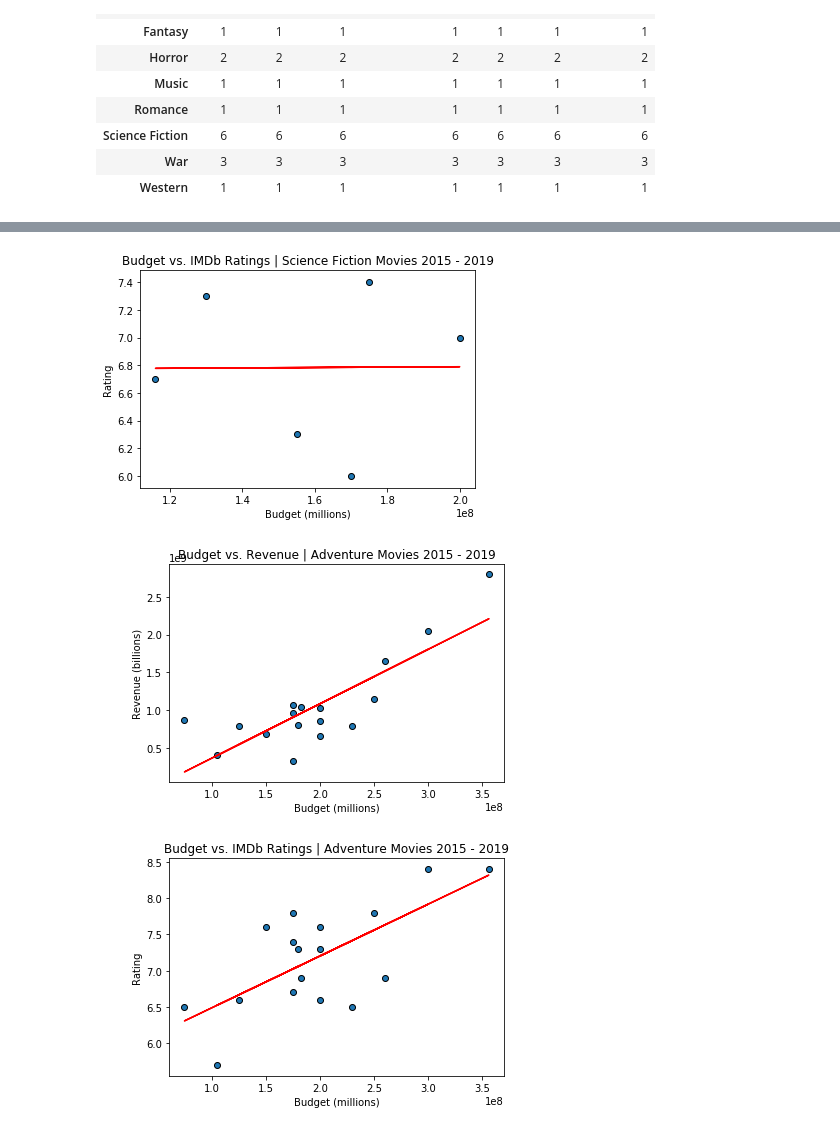
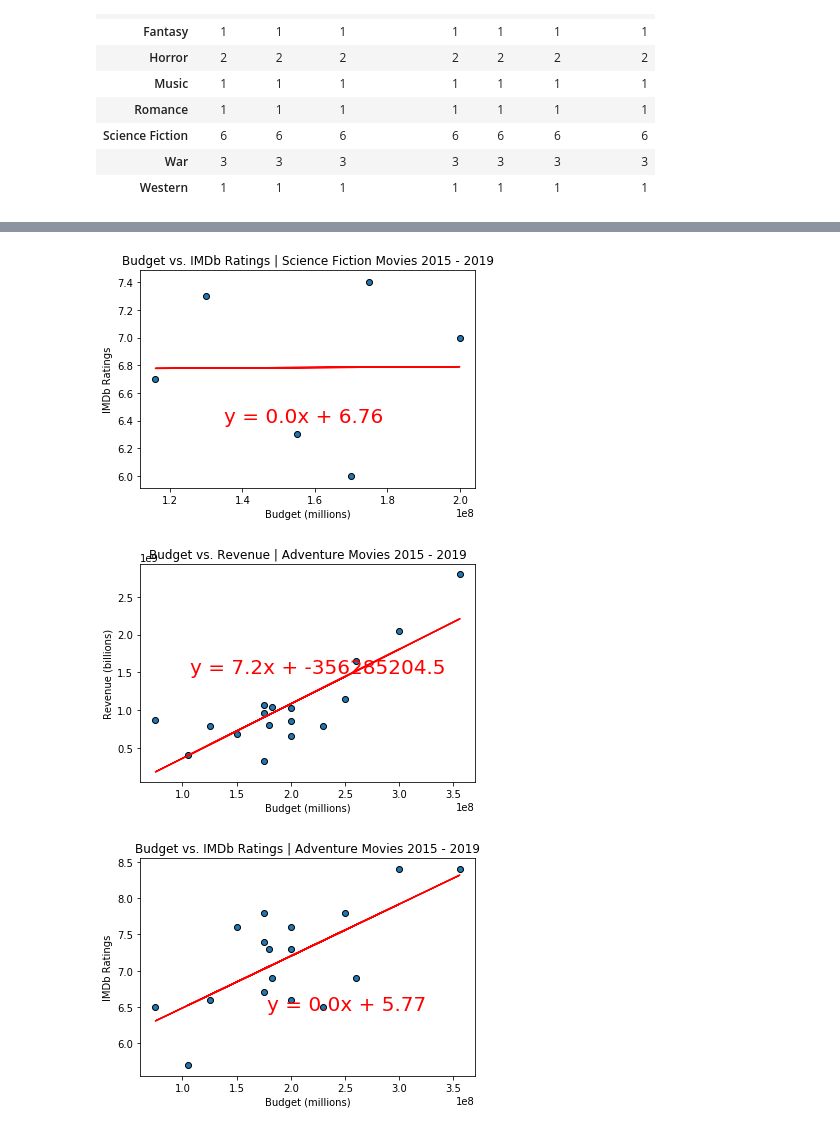
Before and after one commit to juliabrunett/project1, a Jupyter notebook: RevenueRatings_vs_Genre.ipynb, the cells around one changed output, grey strips where cells are left out. Cells and saved outputs as stored; diff of their text form; code cells hidden in the pictures.

```diff
--- a/RevenueRatings_vs_Genre.ipynb
+++ b/RevenueRatings_vs_Genre.ipynb
@@ -256,7 +262,7 @@ plt.scatter(x, y, edgecolors = 'black', linewidths=1, marker="o")
 
 plt.title("Budget vs. IMDb Ratings | Science Fiction Movies 2015 - 2019")
 plt.xlabel("Budget (millions)")
-plt.ylabel("Rating")
+plt.ylabel("IMDb Ratings")
 
 (slope, intercept, rvalue, pvalue, stderr) = linregress(x, y)
 
@@ -266,34 +272,38 @@ analysis = (f"y = {str(round(slope, 2))}x + {str(round(intercept, 2))}")
 
 plt.plot(x, regress_value, "r-")
 
-#plt.annotate(analysis,(1.2, 1.50), color = "red", fontsize = 20)
+plt.annotate(analysis, xy=(.25, .3), xycoords="axes fraction", color = "red", fontsize = 20)
+
+plt.savefig("Images/Budget_Ratings_ScienceFictionMovies.png")
 
 plt.show()
 # %% [output]
-[figure, old version]
+[figure, new version]
 # %%
 x = adventure_df["Budget"]
 y = adventure_df["Revenue"]
 
 plt.scatter(x, y, edgecolors = 'black', linewidths=1, marker="o")
 
 plt.title("Budget vs. Revenue | Adventure Movies 2015 - 2019")
 plt.xlabel("Budget (millions)")
 plt.ylabel("Revenue (billions)")
 
 (slope, intercept, rvalue, pvalue, stderr) = linregress(x, y)
 
 regress_value = x * slope + intercept
 
 analysis = (f"y = {str(round(slope, 2))}x + {str(round(intercept, 2))}")
 
 plt.plot(x, regress_value, "r-")
 
-plt.annotate(analysis,(1.2, 1.50), color = "red", fontsize = 20)
+plt.annotate(analysis, xy=(.15, .5), xycoords="axes fraction", color = "red", fontsize = 20)
+
+plt.savefig("Images/Budget_Revenue_AdventureMovies.png")
 
 plt.show()
 # %% [output]
-[figure, old version]
+[figure, new version]
 # %%
 x = adventure_df["Budget"]
 y = adventure_df["IMDb"]
@@ -302,7 +312,7 @@ plt.scatter(x, y, edgecolors = 'black', linewidths=1, marker="o")
 
 plt.title("Budget vs. IMDb Ratings | Adventure Movies 2015 - 2019")
 plt.xlabel("Budget (millions)")
-plt.ylabel("Rating")
+plt.ylabel("IMDb Ratings")
 
 (slope, intercept, rvalue, pvalue, stderr) = linregress(x, y)
 
@@ -312,9 +322,11 @@ analysis = (f"y = {str(round(slope, 2))}x + {str(round(intercept, 2))}")
 
 plt.plot(x, regress_value, "r-")
 
-plt.annotate(analysis,(1.0, 8.0), color = "red", fontsize = 20)
+plt.annotate(analysis, xy=(.38, .3), xycoords="axes fraction", color = "red", fontsize = 20)
+
+plt.savefig("Images/Budget_Ratings_AdeventureMovies.png")
 
 plt.show()
 # %% [output]
-[figure, old version]
+[figure, new version]
 # %%
```
Also changed, not shown: parts of 12 cells of this notebook, 9 other files.
